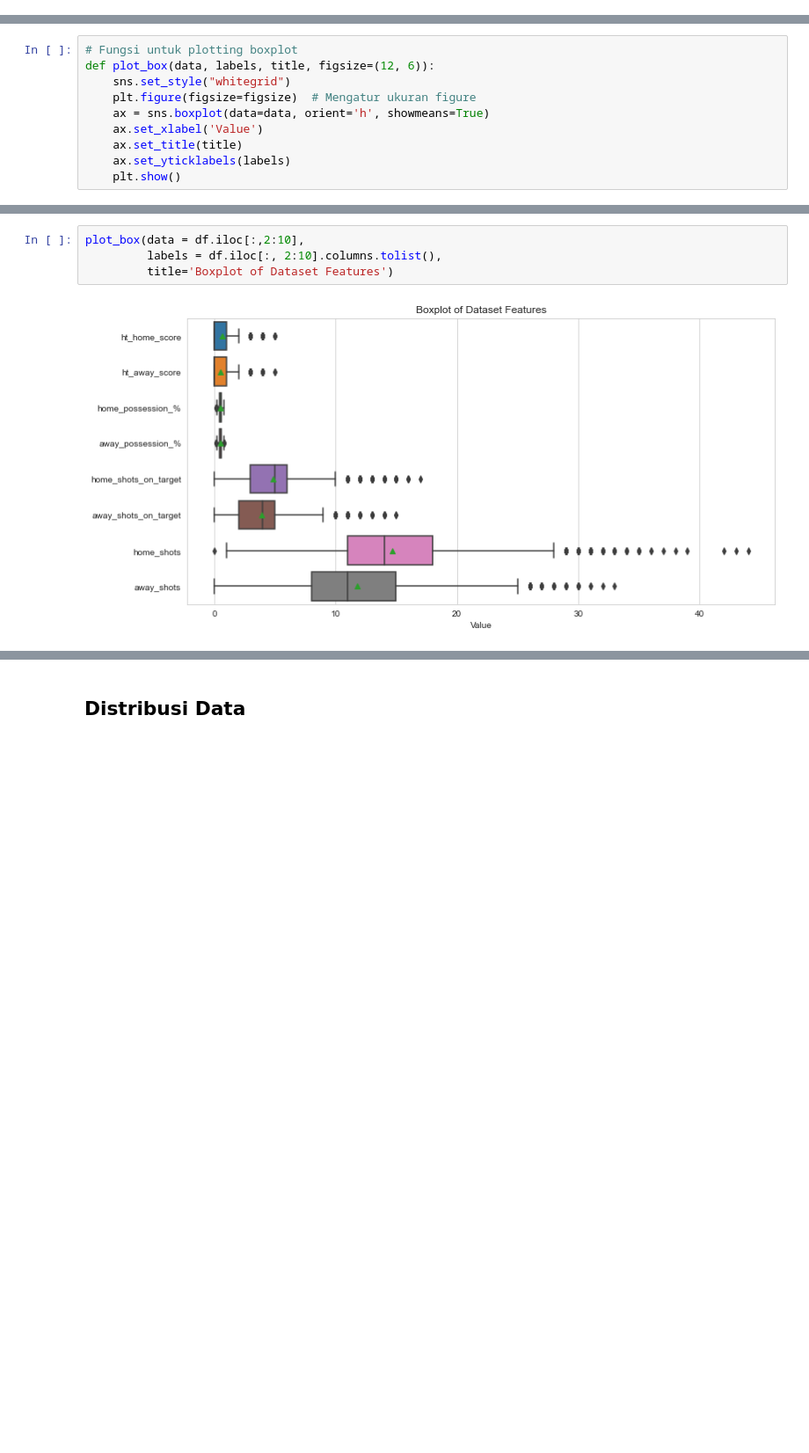
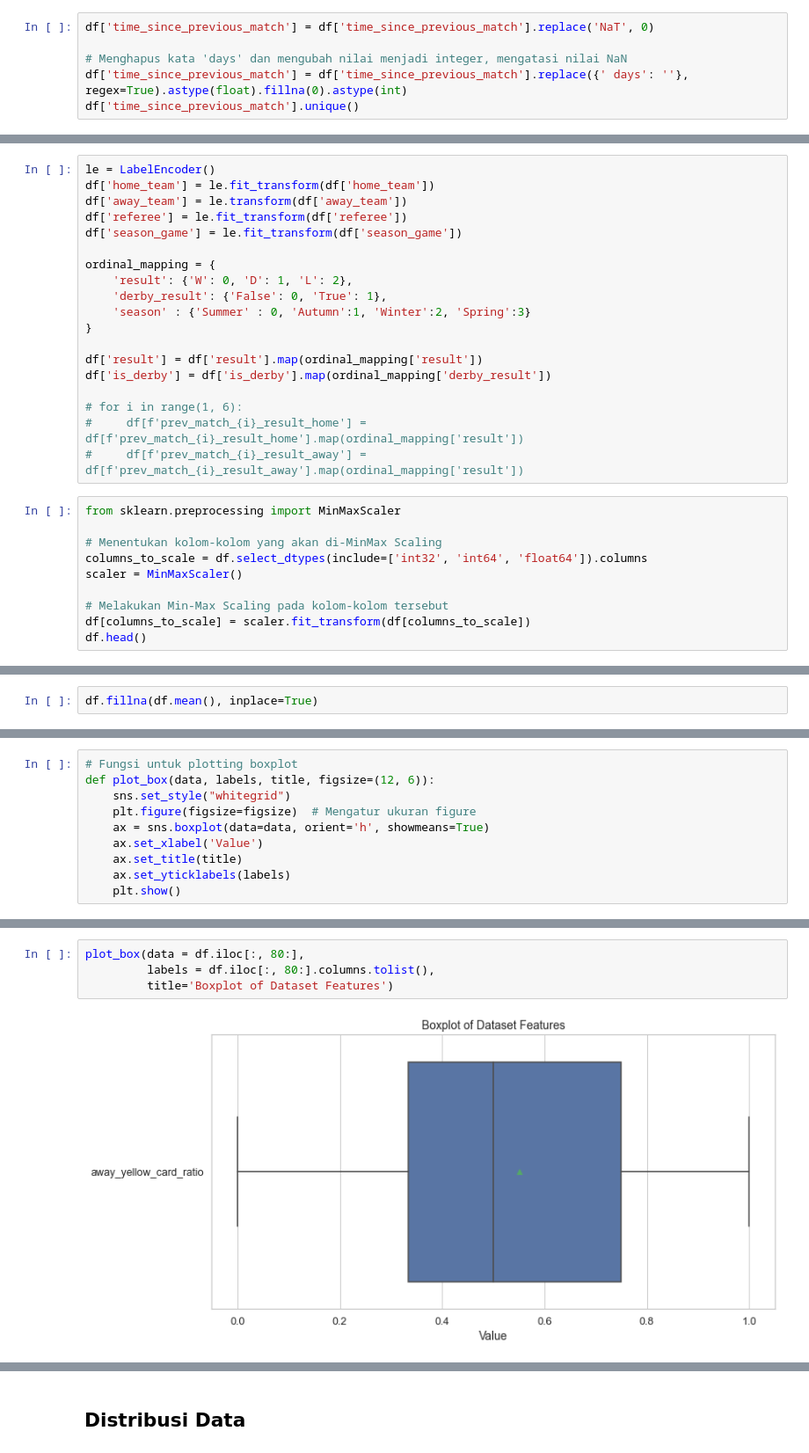
Before and after one commit to TheOX027/Premier-League-2022-2023-Streamlit-App, a Jupyter notebook: predict_matches_4.ipynb, the cells around one changed output, grey strips where cells are left out. Shown at 88% size. Drawn from its saved outputs; the diff is of its cells as text; blank space fills up the shorter version.

Commit message:
Update Predict Match - Version 2 - Feature Engineering & Corr. Matrix

```diff
--- a/predict_matches_4.ipynb
+++ b/predict_matches_4.ipynb
@@ -304,2 +338,8 @@ Name: performance_change, Length: 6404, dtype: float64
 # %%
 df.drop(['date','home_score', 'away_score'], axis=1, inplace=True)
+# %%
+df['time_since_previous_match'] = df['time_since_previous_match'].replace('NaT', 0)
+
+# Menghapus kata 'days' dan mengubah nilai menjadi integer, mengatasi nilai NaN
+df['time_since_previous_match'] = df['time_since_previous_match'].replace({' days': ''}, regex=True).astype(float).fillna(0).astype(int)
+df['time_since_previous_match'].unique()
@@ -305,0 +364,29 @@ df.drop(['date','home_score', 'away_score'], axis=1, inplace=True)
+# %%
+le = LabelEncoder()
+df['home_team'] = le.fit_transform(df['home_team'])
+df['away_team'] = le.transform(df['away_team'])
+df['referee'] = le.fit_transform(df['referee'])
+df['season_game'] = le.fit_transform(df['season_game'])
+
+ordinal_mapping = {
+    'result': {'W': 0, 'D': 1, 'L': 2},
+    'derby_result': {'False': 0, 'True': 1},
+    'season' : {'Summer' : 0, 'Autumn':1, 'Winter':2, 'Spring':3}
+}
+
+df['result'] = df['result'].map(ordinal_mapping['result'])
+df['is_derby'] = df['is_derby'].map(ordinal_mapping['derby_result'])
+
+# for i in range(1, 6):
+#     df[f'prev_match_{i}_result_home'] = df[f'prev_match_{i}_result_home'].map(ordinal_mapping['result'])
+#     df[f'prev_match_{i}_result_away'] = df[f'prev_match_{i}_result_away'].map(ordinal_mapping['result'])
+# %%
+from sklearn.preprocessing import MinMaxScaler
+
+# Menentukan kolom-kolom yang akan di-MinMax Scaling
+columns_to_scale = df.select_dtypes(include=['int32', 'int64', 'float64']).columns
+scaler = MinMaxScaler()
+
+# Melakukan Min-Max Scaling pada kolom-kolom tersebut
+df[columns_to_scale] = scaler.fit_transform(df[columns_to_scale])
+df.head()
@@ -306,3 +469,5 @@ df.drop(['date','home_score', 'away_score'], axis=1, inplace=True)
+# %%
+df.fillna(df.mean(), inplace=True)
 # %% [markdown]
 ## Box Plot
 # %%
@@ -318,6 +513,6 @@ def plot_box(data, labels, title, figsize=(12, 6)):
 # %%
-plot_box(data = df.iloc[:,2:10],
-         labels = df.iloc[:, 2:10].columns.tolist(),
+plot_box(data = df.iloc[:, 80:],
+         labels = df.iloc[:, 80:].columns.tolist(),
          title='Boxplot of Dataset Features')
 # %% [output]
-[figure, old version]
+[figure, new version]
```
Also changed, not shown: parts of 29 cells of this notebook.
